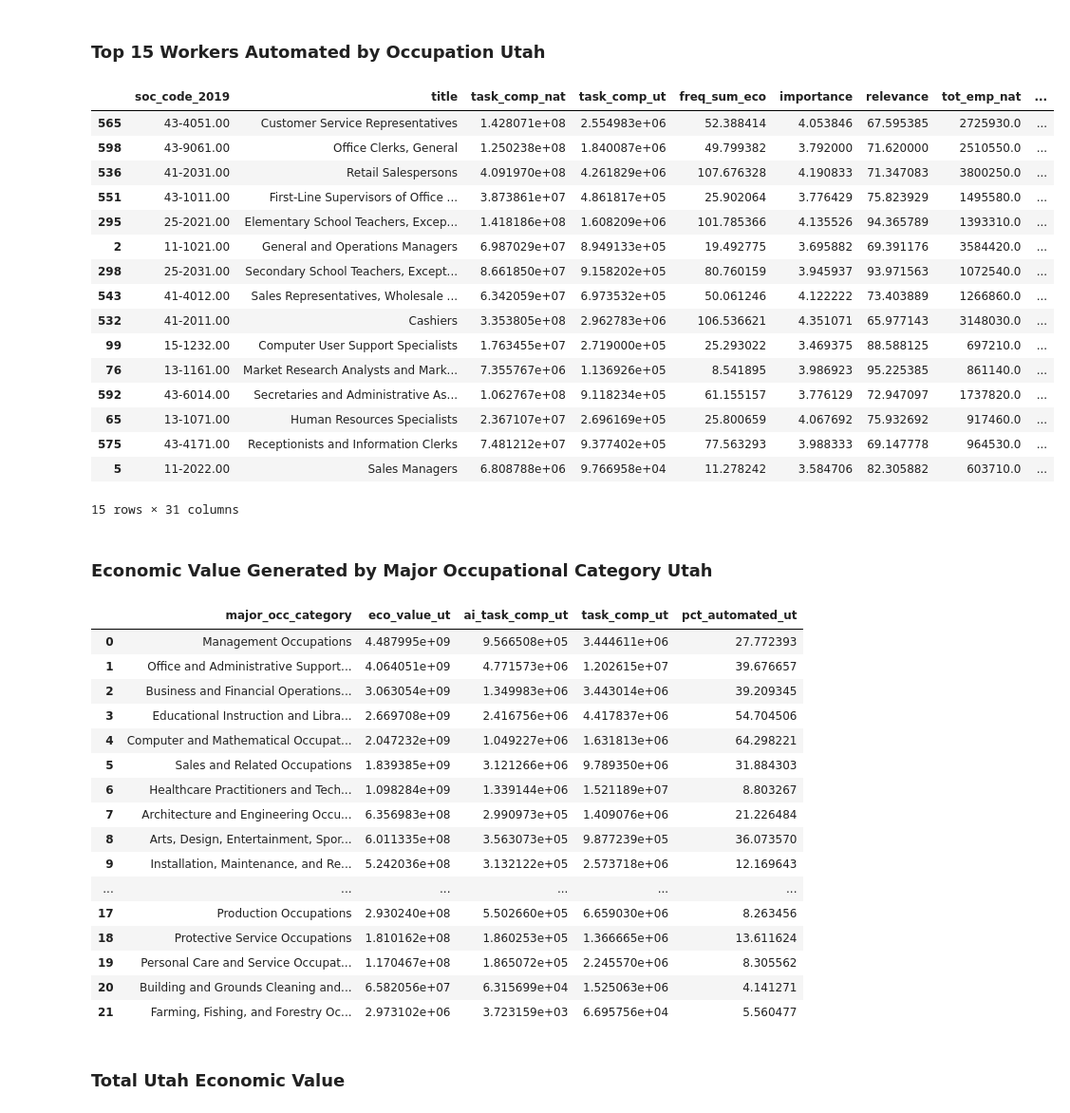
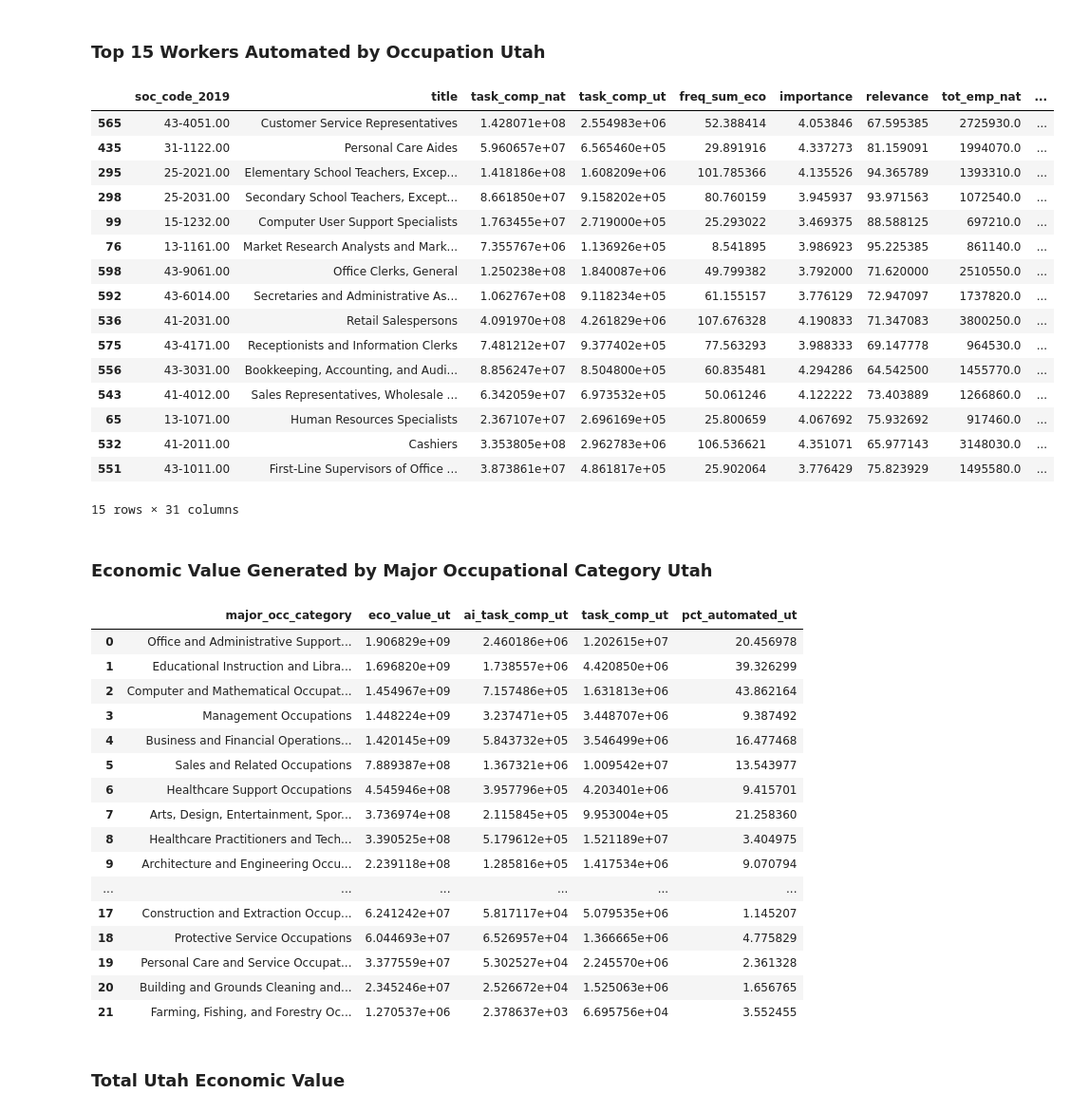
Before and after one commit to theodorewright11/aei_data_analysis, a Jupyter notebook: scripts/charts_for_executive_summary_oct_2025.ipynb, the cells around one changed output. Shown at 95% size. Cells and saved outputs as stored; diff of their text form; code cells hidden in the pictures.

Commit message:
Made new charts with auto an aug data

```diff
--- a/scripts/charts_for_executive_summary_oct_2025.ipynb
+++ b/scripts/charts_for_executive_summary_oct_2025.ipynb
@@ -33,10 +33,12 @@ palette = sns.color_palette("colorblind")
 sns.set_context("notebook", font_scale=1.0)  # was 1.2; smaller = less crowded
 
 chart_size = (17, 9)
+
+outdir = "../outputs/charts_for_sharing/executive_summary_oct_2025/v2_above_auto_median"
+os.makedirs(outdir, exist_ok=True)
 # %% [markdown]
 # Automation By AI Task Coverage
 # %% [markdown]
 ## Load Data
 # %%
-automation_tasks_imputed = pd.read_csv("../data/automation_tasks_imputed.csv")
-automation_tasks_imputed
+automation_tasks_imputed = pd.read_csv("../data/automation_tasks_imputed_v2_above_auto_median.csv")
@@ -59,10 +47,6 @@ automation_tasks_imputed
 # %% [markdown]
 ### Workers Automated by Major Occupational Category National
 # %%
-# Output directory for publication-ready charts
-outdir = "../outputs/charts_for_sharing/executive_summary_oct_2025"
-os.makedirs(outdir, exist_ok=True)
-
 # Filter: no frequency increase (removes data quality issues)
 no_freq_increase = automation_tasks_imputed['freq_sum_ai'] <= automation_tasks_imputed['freq_sum_eco']
 subset = automation_tasks_imputed[no_freq_increase].copy()
@@ -145,10 +129,6 @@ grouped
 # %% [markdown]
 ### Workers Automated by Major Occupational Category Utah
 # %%
-# Output directory for publication-ready charts
-outdir = "../outputs/charts_for_sharing/executive_summary_oct_2025"
-os.makedirs(outdir, exist_ok=True)
-
 # Filter: no frequency increase (removes data quality issues)
 no_freq_increase = automation_tasks_imputed['freq_sum_ai'] <= automation_tasks_imputed['freq_sum_eco']
 subset = automation_tasks_imputed[no_freq_increase].copy()
@@ -230,10 +192,6 @@ plt.close(fig)
 # %% [markdown]
 ### Top 15 Workers Automated by Occupation Utah
 # %%
-# Output directory for publication-ready charts
-outdir = "../outputs/charts_for_sharing/executive_summary_oct_2025"
-os.makedirs(outdir, exist_ok=True)
-
 # Filter: no frequency increase (removes data quality issues)
 no_freq_increase = automation_tasks_imputed['freq_sum_ai'] <= automation_tasks_imputed['freq_sum_eco']
 subset = automation_tasks_imputed[no_freq_increase].copy()
@@ -268,55 +226,51 @@ ax.set_xlim(right=ax.get_xlim()[1] * 1.05)  # Add 5% padding on right side
 current_labels = [item.get_text() for item in ax.get_yticklabels()]
 wrapped_labels = ['\n'.join(wrap(label, width=65)) for label in current_labels]
 ax.set_yticks(ax.get_yticks())
 ax.set_yticklabels(wrapped_labels, fontsize=10)
 plt.subplots_adjust(left=0.42)
 
 # Professional titles and labels
 ax.set_title("Top 15 Most Affected Occupations by Workers (Utah)",
              fontsize=16, fontweight='bold', pad=20)
 ax.set_xlabel("Number of Workers Affected (% Occ Tasks Automated)", fontsize=12, labelpad=10)
 ax.set_ylabel("Occupation [Major Occupational Category]", fontsize=12, labelpad=10)
 
 # Format x-axis as percentage
 ax.xaxis.set_major_formatter(plt.FuncFormatter(lambda x, _: f"{x:,.0f}"))
 
 # Add grid for readability
 ax.grid(axis='x', alpha=0.3, linestyle='--', linewidth=0.5)
 ax.set_axisbelow(True)
 
 plt.tight_layout()
 
 # Save with descriptive filename
 filename = "Top 15 Most Affected Occupations by Workers (Utah).png"
 plt.savefig(os.path.join(outdir, filename), dpi=300, bbox_inches='tight')
 plt.close(fig)
 
 top_15
 # %% [output]
 |  | soc_code_2019 | title | task_comp_nat | task_comp_ut | freq_sum_eco | importance | relevance | tot_emp_nat | ... |
 | 565 | 43-4051.00 | Customer Service Representatives | 1.428071e+08 | 2.554983e+06 | 52.388414 | 4.053846 | 67.595385 | 2725930.0 | ... |
-| 598 | 43-9061.00 | Office Clerks, General | 1.250238e+08 | 1.840087e+06 | 49.799382 | 3.792000 | 71.620000 | 2510550.0 | ... |
-| 536 | 41-2031.00 | Retail Salespersons | 4.091970e+08 | 4.261829e+06 | 107.676328 | 4.190833 | 71.347083 | 3800250.0 | ... |
-| 551 | 43-1011.00 | First-Line Supervisors of Office ... | 3.873861e+07 | 4.861817e+05 | 25.902064 | 3.776429 | 75.823929 | 1495580.0 | ... |
+| 435 | 31-1122.00 | Personal Care Aides | 5.960657e+07 | 6.565460e+05 | 29.891916 | 4.337273 | 81.159091 | 1994070.0 | ... |
 | 295 | 25-2021.00 | Elementary School Teachers, Excep... | 1.418186e+08 | 1.608209e+06 | 101.785366 | 4.135526 | 94.365789 | 1393310.0 | ... |
-| 2 | 11-1021.00 | General and Operations Managers | 6.987029e+07 | 8.949133e+05 | 19.492775 | 3.695882 | 69.391176 | 3584420.0 | ... |
 | 298 | 25-2031.00 | Secondary School Teachers, Except... | 8.661850e+07 | 9.158202e+05 | 80.760159 | 3.945937 | 93.971563 | 1072540.0 | ... |
-| 543 | 41-4012.00 | Sales Representatives, Wholesale ... | 6.342059e+07 | 6.973532e+05 | 50.061246 | 4.122222 | 73.403889 | 1266860.0 | ... |
-| 532 | 41-2011.00 | Cashiers | 3.353805e+08 | 2.962783e+06 | 106.536621 | 4.351071 | 65.977143 | 3148030.0 | ... |
 | 99 | 15-1232.00 | Computer User Support Specialists | 1.763455e+07 | 2.719000e+05 | 25.293022 | 3.469375 | 88.588125 | 697210.0 | ... |
 | 76 | 13-1161.00 | Market Research Analysts and Mark... | 7.355767e+06 | 1.136926e+05 | 8.541895 | 3.986923 | 95.225385 | 861140.0 | ... |
+| 598 | 43-9061.00 | Office Clerks, General | 1.250238e+08 | 1.840087e+06 | 49.799382 | 3.792000 | 71.620000 | 2510550.0 | ... |
 | 592 | 43-6014.00 | Secretaries and Administrative As... | 1.062767e+08 | 9.118234e+05 | 61.155157 | 3.776129 | 72.947097 | 1737820.0 | ... |
+| 536 | 41-2031.00 | Retail Salespersons | 4.091970e+08 | 4.261829e+06 | 107.676328 | 4.190833 | 71.347083 | 3800250.0 | ... |
+| 575 | 43-4171.00 | Receptionists and Information Clerks | 7.481212e+07 | 9.377402e+05 | 77.563293 | 3.988333 | 69.147778 | 964530.0 | ... |
+| 556 | 43-3031.00 | Bookkeeping, Accounting, and Audi... | 8.856247e+07 | 8.504800e+05 | 60.835481 | 4.294286 | 64.542500 | 1455770.0 | ... |
+| 543 | 41-4012.00 | Sales Representatives, Wholesale ... | 6.342059e+07 | 6.973532e+05 | 50.061246 | 4.122222 | 73.403889 | 1266860.0 | ... |
 | 65 | 13-1071.00 | Human Resources Specialists | 2.367107e+07 | 2.696169e+05 | 25.800659 | 4.067692 | 75.932692 | 917460.0 | ... |
-| 575 | 43-4171.00 | Receptionists and Information Clerks | 7.481212e+07 | 9.377402e+05 | 77.563293 | 3.988333 | 69.147778 | 964530.0 | ... |
-| 5 | 11-2022.00 | Sales Managers | 6.808788e+06 | 9.766958e+04 | 11.278242 | 3.584706 | 82.305882 | 603710.0 | ... |
+| 532 | 41-2011.00 | Cashiers | 3.353805e+08 | 2.962783e+06 | 106.536621 | 4.351071 | 65.977143 | 3148030.0 | ... |
+| 551 | 43-1011.00 | First-Line Supervisors of Office ... | 3.873861e+07 | 4.861817e+05 | 25.902064 | 3.776429 | 75.823929 | 1495580.0 | ... |
 15 rows × 31 columns
 # %% [markdown]
 ### Economic Value Generated by Major Occupational Category Utah
 # %%
-# Output directory for publication-ready charts
-outdir = "../outputs/charts_for_sharing/executive_summary_oct_2025"
-os.makedirs(outdir, exist_ok=True)
-
 # Filter: no frequency increase (removes data quality issues)
 no_freq_increase = automation_tasks_imputed['freq_sum_ai'] <= automation_tasks_imputed['freq_sum_eco']
 subset = automation_tasks_imputed[no_freq_increase].copy()
@@ -381,22 +335,22 @@ plt.close(fig)
 grouped
 # %% [output]
 |  | major_occ_category | eco_value_ut | ai_task_comp_ut | task_comp_ut | pct_automated_ut |
-| 0 | Management Occupations | 4.487995e+09 | 9.566508e+05 | 3.444611e+06 | 27.772393 |
-| 1 | Office and Administrative Support... | 4.064051e+09 | 4.771573e+06 | 1.202615e+07 | 39.676657 |
-| 2 | Business and Financial Operations... | 3.063054e+09 | 1.349983e+06 | 3.443014e+06 | 39.209345 |
-| 3 | Educational Instruction and Libra... | 2.669708e+09 | 2.416756e+06 | 4.417837e+06 | 54.704506 |
-| 4 | Computer and Mathematical Occupat... | 2.047232e+09 | 1.049227e+06 | 1.631813e+06 | 64.298221 |
-| 5 | Sales and Related Occupations | 1.839385e+09 | 3.121266e+06 | 9.789350e+06 | 31.884303 |
-| 6 | Healthcare Practitioners and Tech... | 1.098284e+09 | 1.339144e+06 | 1.521189e+07 | 8.803267 |
-| 7 | Architecture and Engineering Occu... | 6.356983e+08 | 2.990973e+05 | 1.409076e+06 | 21.226484 |
-| 8 | Arts, Design, Entertainment, Spor... | 6.011335e+08 | 3.563073e+05 | 9.877239e+05 | 36.073570 |
-| 9 | Installation, Maintenance, and Re... | 5.242036e+08 | 3.132122e+05 | 2.573718e+06 | 12.169643 |
+| 0 | Office and Administrative Support... | 1.906829e+09 | 2.460186e+06 | 1.202615e+07 | 20.456978 |
+| 1 | Educational Instruction and Libra... | 1.696820e+09 | 1.738557e+06 | 4.420850e+06 | 39.326299 |
+| 2 | Computer and Mathematical Occupat... | 1.454967e+09 | 7.157486e+05 | 1.631813e+06 | 43.862164 |
+| 3 | Management Occupations | 1.448224e+09 | 3.237471e+05 | 3.448707e+06 | 9.387492 |
+| 4 | Business and Financial Operations... | 1.420145e+09 | 5.843732e+05 | 3.546499e+06 | 16.477468 |
+| 5 | Sales and Related Occupations | 7.889387e+08 | 1.367321e+06 | 1.009542e+07 | 13.543977 |
+| 6 | Healthcare Support Occupations | 4.545946e+08 | 3.957796e+05 | 4.203401e+06 | 9.415701 |
+| 7 | Arts, Design, Entertainment, Spor... | 3.736974e+08 | 2.115845e+05 | 9.953004e+05 | 21.258360 |
+| 8 | Healthcare Practitioners and Tech... | 3.390525e+08 | 5.179612e+05 | 1.521189e+07 | 3.404975 |
+| 9 | Architecture and Engineering Occu... | 2.239118e+08 | 1.285816e+05 | 1.417534e+06 | 9.070794 |
 | ... | ... | ... | ... | ... | ... |
-| 17 | Production Occupations | 2.930240e+08 | 5.502660e+05 | 6.659030e+06 | 8.263456 |
-| 18 | Protective Service Occupations | 1.810162e+08 | 1.860253e+05 | 1.366665e+06 | 13.611624 |
-| 19 | Personal Care and Service Occupat... | 1.170467e+08 | 1.865072e+05 | 2.245570e+06 | 8.305562 |
-| 20 | Building and Grounds Cleaning and... | 6.582056e+07 | 6.315699e+04 | 1.525063e+06 | 4.141271 |
-| 21 | Farming, Fishing, and Forestry Oc... | 2.973102e+06 | 3.723159e+03 | 6.695756e+04 | 5.560477 |
+| 17 | Construction and Extraction Occup... | 6.241242e+07 | 5.817117e+04 | 5.079535e+06 | 1.145207 |
+| 18 | Protective Service Occupations | 6.044693e+07 | 6.526957e+04 | 1.366665e+06 | 4.775829 |
+| 19 | Personal Care and Service Occupat... | 3.377559e+07 | 5.302527e+04 | 2.245570e+06 | 2.361328 |
+| 20 | Building and Grounds Cleaning and... | 2.345246e+07 | 2.526672e+04 | 1.525063e+06 | 1.656765 |
+| 21 | Farming, Fishing, and Forestry Oc... | 1.270537e+06 | 2.378637e+03 | 6.695756e+04 | 3.552455 |
 # %% [markdown]
 ### Total Utah Economic Value
 # %%
```
Also changed, not shown: parts of 3 cells of this notebook, 8 other files.
